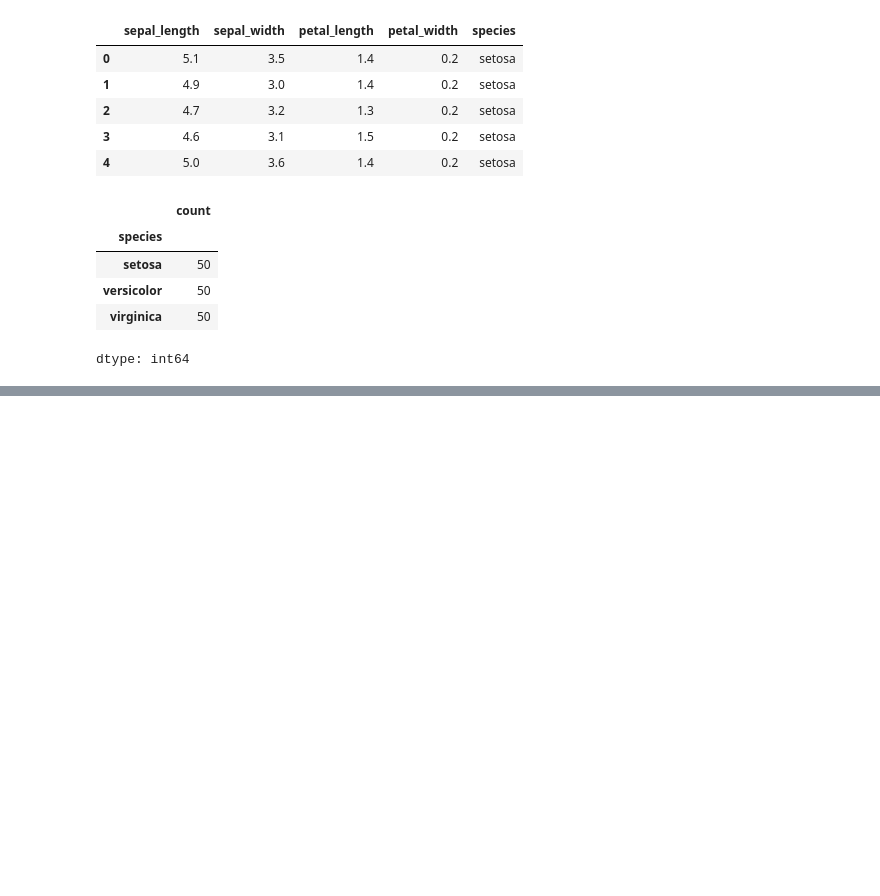
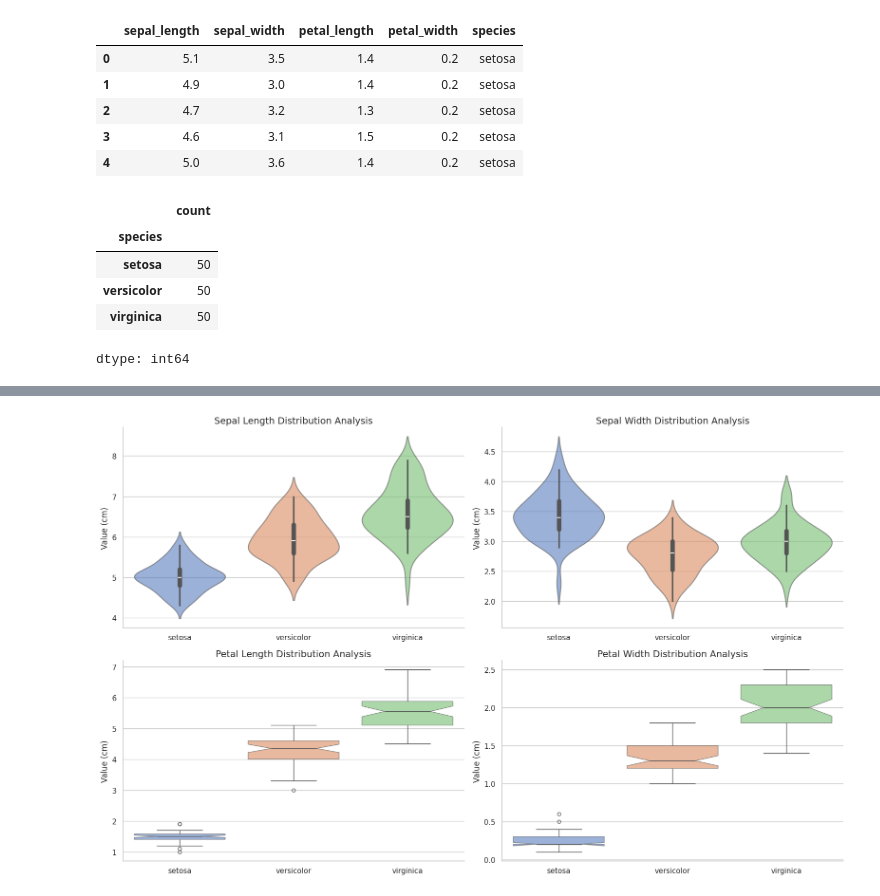
Before and after one commit to BarryS27/Iris-Data-Analysis, a Jupyter notebook: Iris_Flower.ipynb, the cells around one changed output, grey strips where cells are left out. Cells and saved outputs as stored; diff of their text form; code cells hidden in the pictures; blank space fills up the shorter version.

```diff
--- a/Iris_Flower.ipynb
+++ b/Iris_Flower.ipynb
@@ -34,4 +38,5 @@ species = {
 "versicolor": df[df["species"] == "versicolor"],
 "virginica": df[df["species"] == "virginica"]
 }
-colors = ["pink","tan","green"]
+
+features = ["sepal_length", "sepal_width", "petal_length", "petal_width"]
@@ -48,0 +68,42 @@ plt.legend()
+# %%
+sns.set_theme(style="whitegrid")
+
+plt.figure(figsize=(16, 10))
+
+for i, feature in enumerate(features):
+    plt.subplot(2, 2, i + 1)
+
+    if i < 2:
+        sns.violinplot(
+            data=df,
+            hue="species",
+            x="species",
+            y=feature,
+            palette="muted",
+            inner="box",
+            linewidth=1.5,
+            legend=False,
+            alpha=0.6
+        )
+    else:
+        sns.boxplot(
+            data=df,
+            hue="species",
+            x="species",
+            y=feature,
+            palette="muted",
+            notch=True,
+            fliersize=5,
+            legend=False,
+            boxprops=dict(alpha=0.6)
+        )
+
+    plt.title(f"{feature.replace('_', ' ').title()} Distribution Analysis", fontsize=14)
+    plt.xlabel("")
+    plt.ylabel("Value (cm)", fontsize=12)
+    sns.despine(left=False, bottom=False)
+
+plt.tight_layout()
+plt.show()
+# %% [output]
+[figure, added]
```
Also changed, not shown: parts of 5 cells of this notebook.
